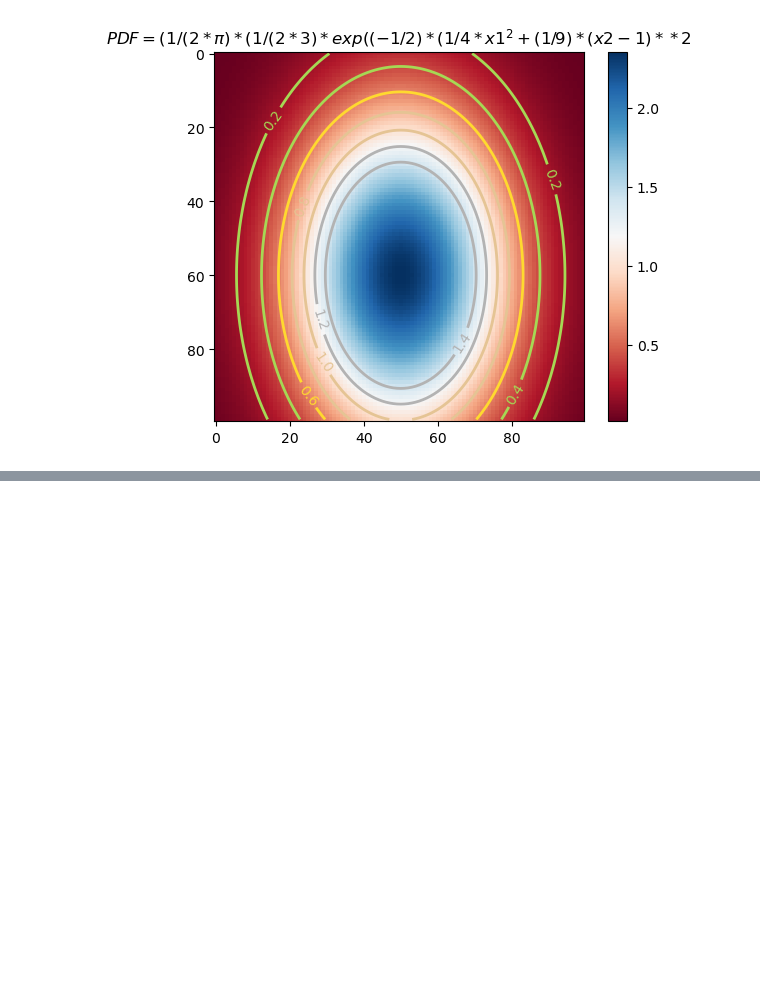
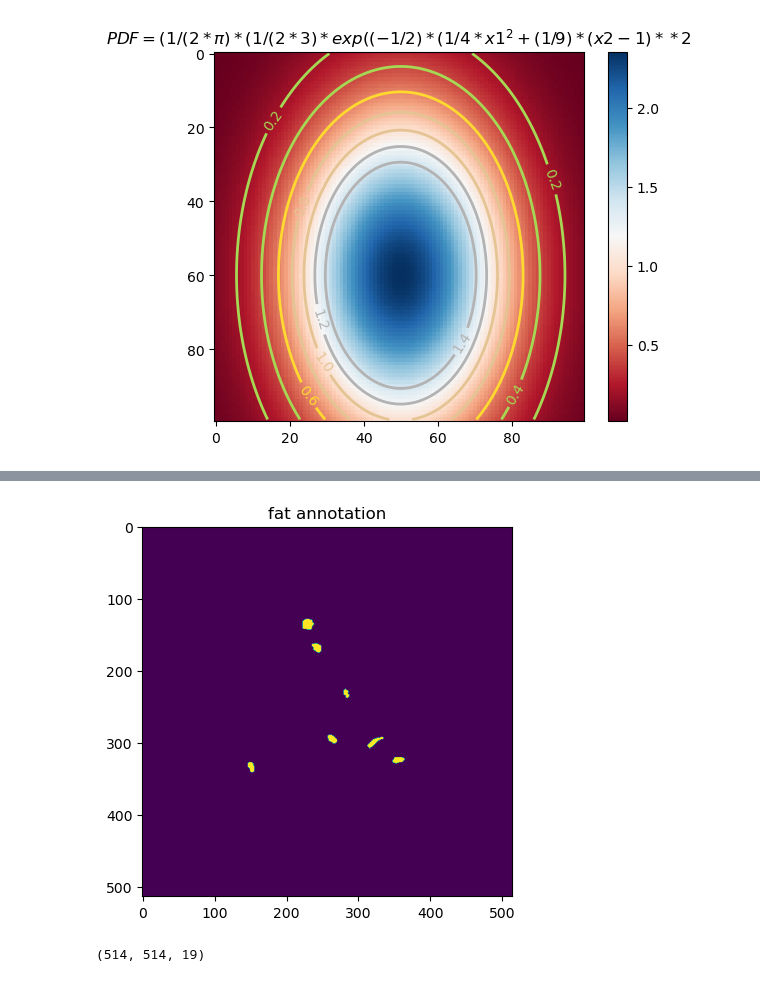
Before and after one commit to npeuker/MathModellingDTU, a Jupyter notebook: Salami/script.ipynb, the cells around one changed output, grey strips where cells are left out. Cells and saved outputs as stored; diff of their text form; code cells hidden in the pictures; blank space fills up the shorter version.

```diff
--- a/Salami/script.ipynb
+++ b/Salami/script.ipynb
@@ -160,0 +190,30 @@ show()
+# %%
+# Show annotations
+## In each layer we have a binary image:
+# 0 - background with salami
+# 1 fat annotation
+# 2 meat annotation
+
+def showAnnotations(annotationIm,layer):
+    plt.imshow(annotationIm[:,:,layer])
+    title = "meat annotation"
+    if(layer == 0): title = "background"
+    if(layer == 1): title = "fat annotation"
+    plt.title(title)
+    plt.show()
+
+showAnnotations(annotationIm,1)
+# %% [output]
+[figure, added]
+# %%
+# Compute threshold t for all spectral bands on day 1
+dirIn = '/Users/ninapeuker/Desktop/General_Engineering/6th semester 2023/02526 Mathematical Modeling/02526 Code/MathModellingDTU/Salami/data/'
+multiIm, annotationIm = hf.loadMulti('multispectral_day01.mat' , 'annotation_day01.png', dirIn)
+
+
+multiIm.shape
+
+# showSpectral(1)
+# print(multiIm[:,:,0])
+# %% [output]
+(514, 514, 19)
```
Also changed, not shown: parts of 11 cells of this notebook, 1 other file.
